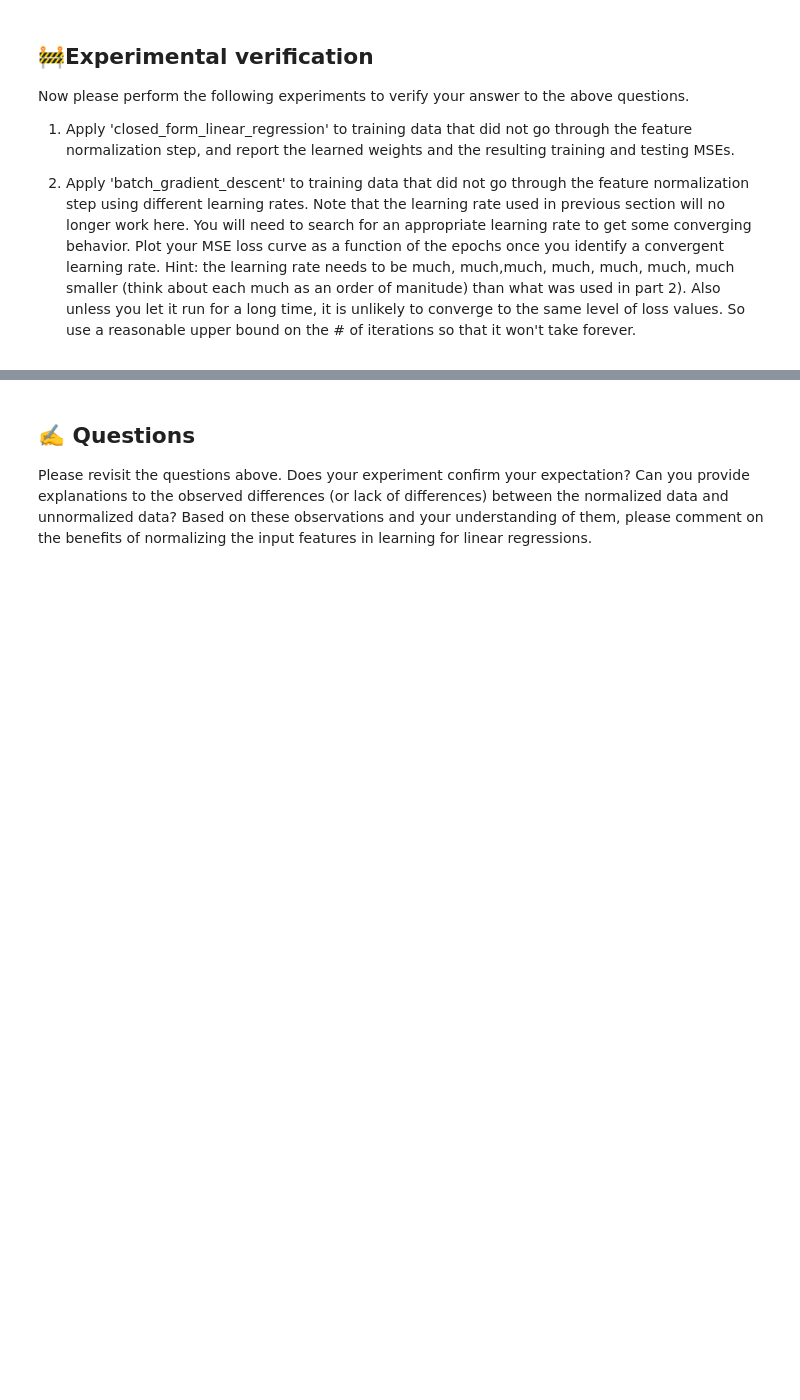
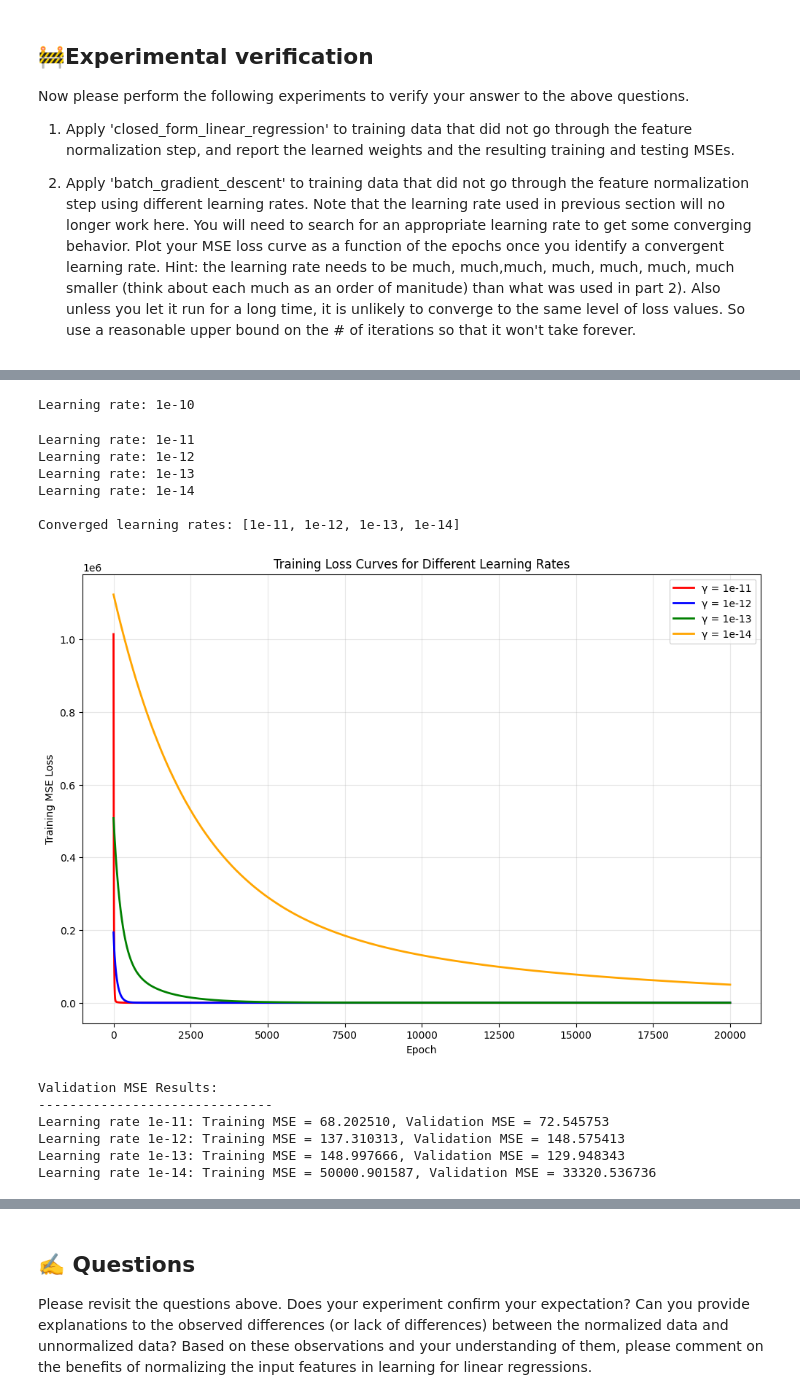
Before and after one commit to Magraz/ml-class, a Jupyter notebook: HW2/IA1_2025.ipynb, the cells around one changed output, grey strips where cells are left out. Saved outputs shown, nothing was run; the diff lists cells and outputs as text; code cells hidden in the pictures; blank space fills up the shorter version.

```diff
--- a/HW2/IA1_2025.ipynb
+++ b/HW2/IA1_2025.ipynb
@@ -188,7 +189,7 @@ def closed_form_linear_regression(X, y):
     """
     # Your code goes here
 
-    w=np.linalg.pinv(X.T.dot(X)).dot(X.T).dot(y)
+    w=np.linalg.pinv(X.T @ X) @ X.T @ y
     return w
 # %% [markdown]
 ## 🚧 Apply and evaluate the model
@@ -330,0 +416,17 @@ Hint: the learning rate needs to be much, much,much, much, much, much, much smal
+# %%
+X_train, X_val, y_train, y_val = preprocess(train_df, val_df, normalize=False)
+
+w=closed_form_linear_regression(X_train.to_numpy(), y_train.to_numpy())
+
+y_train_pred = X_train.to_numpy() @ w
+
+mse_train = np.mean((y_train_pred - y_train.to_numpy())**2)
+
+y_val_pred = X_val.to_numpy() @ w
+
+mse_val = np.mean((y_val_pred - y_val.to_numpy())**2)
+
+print(f"MSE_Train: {mse_train}")
+print(f"MSE_Val: {mse_val}")
+
+print(f"Learned weight vector: {w}")
@@ -330,0 +442,60 @@ Hint: the learning rate needs to be much, much,much, much, much, much, much smal
+# %%
+learning_rates = [10**-i for i in range(10,15)]
+
+w_list = []
+train_losses_list = []
+converged_rates = []
+val_mse_list = []
+
+for i, lr in enumerate(learning_rates):
+    print(f"Learning rate: {lr}")
+
+    w, losses = batch_gradient_descent(X_train.to_numpy(), y_train.to_numpy(), gamma=lr, T=20000)
+
+    # Check if converged (no NaN values)
+    if not (np.any(np.isnan(w)) or np.any(np.isinf(w))) and not (np.any(np.isnan(losses)) or np.any(np.isinf(losses))):
+        w_list.append(w)
+        train_losses_list.append(losses)  # Fix: was appending w instead of losses
+        converged_rates.append(lr)
+
+        # Calculate validation MSE
+        y_val_pred = X_val.to_numpy() @ w
+        val_mse = np.mean((y_val_pred - y_val.to_numpy())**2)
+        val_mse_list.append(val_mse)
+
+print(f"\nConverged learning rates: {converged_rates}")
+
+# Plot training loss curves for converging learning rates
+plt.figure(figsize=(12, 8))
+colors = ['red', 'blue', 'green', 'orange', 'purple']
+
+for i, (lr, losses) in enumerate(zip(converged_rates, train_losses_list)):
+    plt.plot(losses, color=colors[i % len(colors)], label=f'γ = {lr}', linewidth=2)
+
+plt.xlabel('Epoch')
+plt.ylabel('Training MSE Loss')
+plt.title('Training Loss Curves for Different Learning Rates')
+plt.legend()
+plt.grid(True, alpha=0.3)
+plt.show()
+
+# Validation MSE for each converging learning rate
+print("\nValidation MSE Results:")
+print("-" * 30)
+for lr, train_mse, val_mse in zip(converged_rates, train_losses_list, val_mse_list):
+    print(f"Learning rate {lr}: Training MSE = {train_mse[-1]:.6f}, Validation MSE = {val_mse:.6f}")
+# %% [output]
+Learning rate: 1e-10
+Learning rate: 1e-11
+Learning rate: 1e-12
+Learning rate: 1e-13
+Learning rate: 1e-14
+
+Converged learning rates: [1e-11, 1e-12, 1e-13, 1e-14]
+[figure, added]
+Validation MSE Results:
+------------------------------
+Learning rate 1e-11: Training MSE = 68.202510, Validation MSE = 72.545753
+Learning rate 1e-12: Training MSE = 137.310313, Validation MSE = 148.575413
+Learning rate 1e-13: Training MSE = 148.997666, Validation MSE = 129.948343
+Learning rate 1e-14: Training MSE = 50000.901587, Validation MSE = 33320.536736
```
Also changed, not shown: parts of 20 cells of this notebook, 2 other files.
